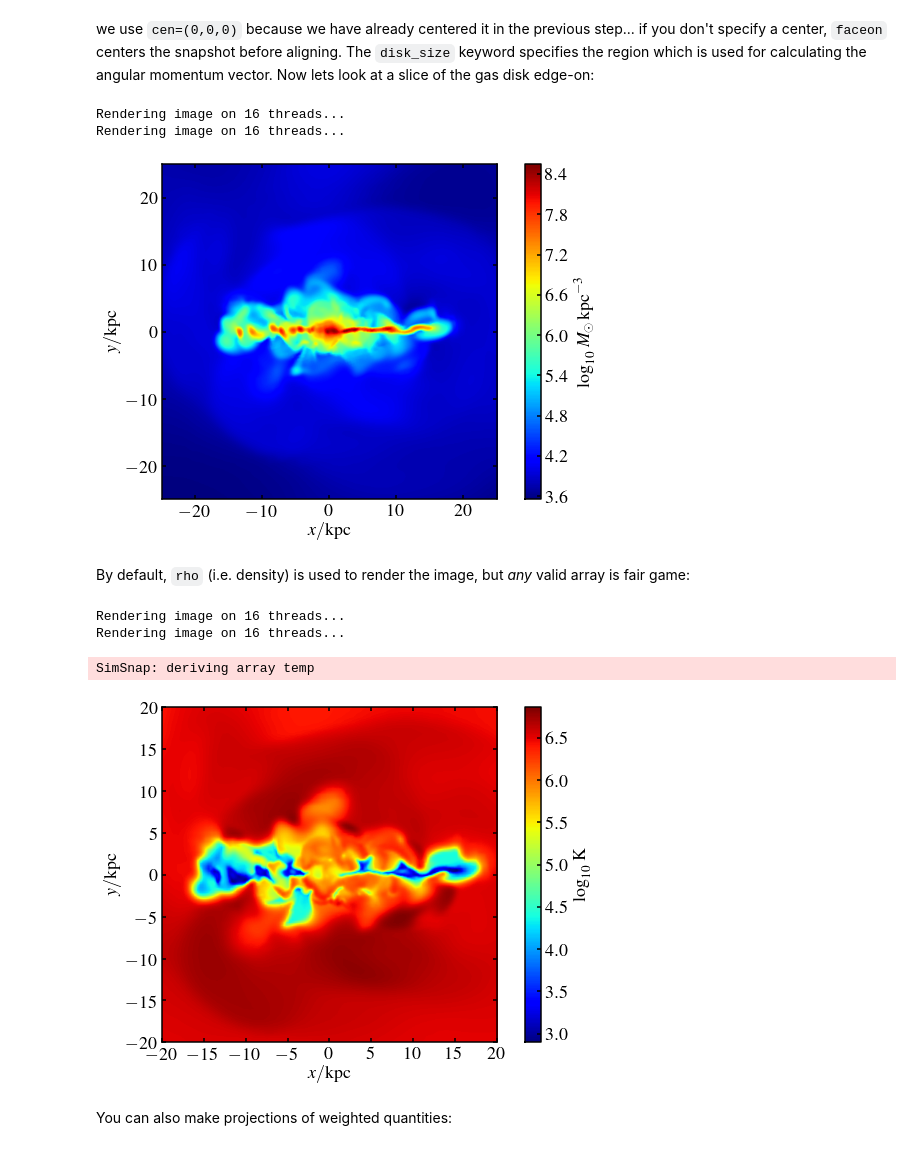
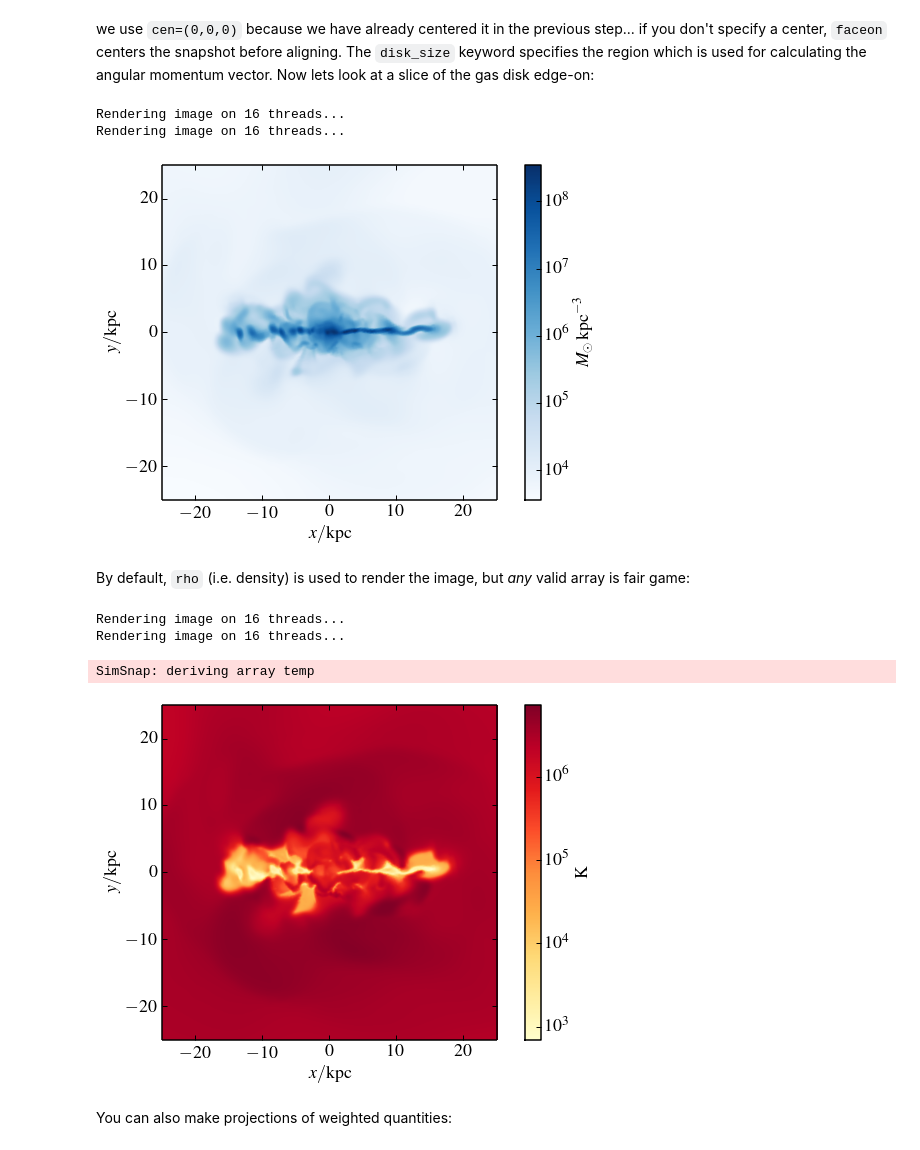
Before and after one commit to pynbody/pynbody, a Jupyter notebook: examples/notebooks/pynbody_demo-ramses.ipynb, the cells around one changed output. Drawn from its saved outputs; the diff is of its cells as text; code cells hidden in the pictures.

```diff
--- a/examples/notebooks/pynbody_demo-ramses.ipynb
+++ b/examples/notebooks/pynbody_demo-ramses.ipynb
@@ -19,7 +19,7 @@ Note that the `pynbody.ramses.multiprocess_num` and `pynbody.config['number_of_t
 import pynbody
 pynbody.ramses.multiprocess_num = 16
 pynbody.config['number_of_threads'] = 16
-s = pynbody.load('simulation')
+s = pynbody.load('/zbox/data/roskar/cosmo/AMR/rad_fbk/std/output_00101')
 # %% [output]
 Loading using backend <class 'pynbody.ramses.RamsesSnap'>
 # %% [markdown]
@@ -323,21 +289,21 @@ Transforming simulation...
 we use `cen=(0,0,0)` because we have already centered it in the previous step... if you don't specify a center, `faceon` centers the snapshot before aligning. The `disk_size` keyword specifies the region which is used for calculating the angular momentum vector. Now lets look at a slice of the gas disk edge-on:
 # %%
 s.rotate_x(90)
-pynbody.plot.image(s.g,width='50 kpc',denoise=True);
+pynbody.plot.image(s.g,width='50 kpc',denoise=True, cmap=cm.Blues);
 # %% [output]
 Rendering image on 16 threads...
 Rendering image on 16 threads...
-[figure, old version]
+[figure, new version]
 # %% [markdown]
 By default, `rho` (i.e. density) is used to render the image, but *any* valid array is fair game:
 # %%
-pynbody.plot.image(s.g,qty='temp',width='40 kpc',denoise=True)
+pynbody.plot.image(s.g,qty='temp',width='50 kpc',denoise=True, cmap=cm.YlOrRd)
 s.rotate_x(-90)
 # %% [output]
 Rendering image on 16 threads...
 Rendering image on 16 threads...
 SimSnap: deriving array temp
-[figure, old version]
+[figure, new version]
 # %% [markdown]
 You can also make projections of weighted quantities:
 # %%
```
Also changed, not shown: parts of 30 cells of this notebook, 2 other files.
